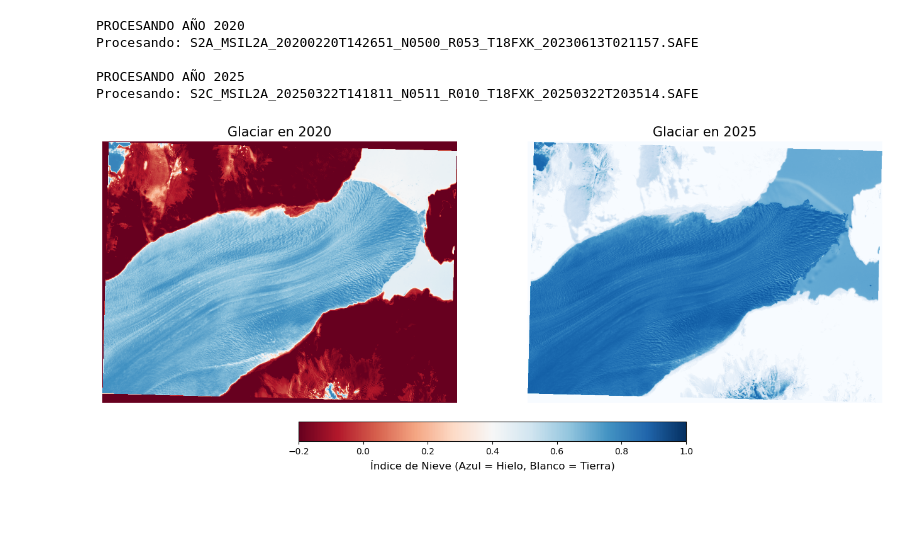
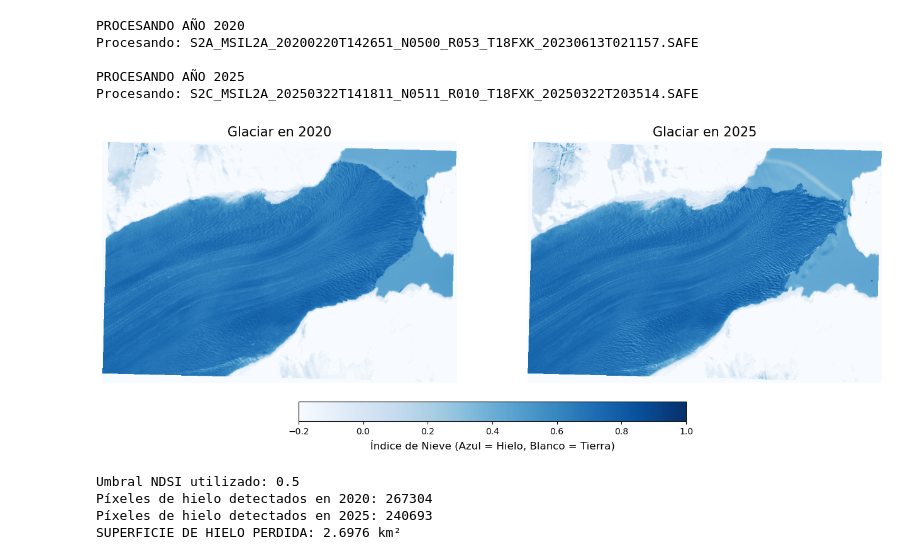
Before and after one commit to FernandaVil/Glaciar-Analysis-Sentinel2, a Jupyter notebook: Analisis_Glaciar_Final.ipynb, the cells around one changed output. Drawn from its saved outputs; the diff is of its cells as text; code cells hidden in the pictures; blank space fills up the shorter version.

Commit message:
Cálculo de superficie de hielo perdida

```diff
--- a/Analisis_Glaciar_Final.ipynb
+++ b/Analisis_Glaciar_Final.ipynb
@@ -170,21 +170,50 @@ Procesando: S2C_MSIL2A_20250322T141811_N0511_R010_T18FXK_20250322T203514.SAFE
 # %%
 # Resultados visuales
 fig, (ax1, ax2) = plt.subplots(1, 2, figsize=(16, 8))
 
 # Mapa 2020
-im1 = ax1.imshow(ndsi_20, cmap='RdBu', vmin=-0.2, vmax=1)
+im1 = ax1.imshow(ndsi_20, cmap='Blues', vmin=-0.2, vmax=1)
 ax1.set_title("Glaciar en 2020", fontsize=15)
 ax1.axis('off')
 
 # Mapa 2025
 im2 = ax2.imshow(ndsi_25, cmap='Blues', vmin=-0.2, vmax=1)
 ax2.set_title("Glaciar en 2025", fontsize=15)
 ax2.axis('off')
 
 # Barra de color
 cbar = fig.colorbar(im1, ax=[ax1, ax2], orientation='horizontal', fraction=0.05, pad=0.05)
 cbar.set_label('Índice de Nieve (Azul = Hielo, Blanco = Tierra)', fontsize=12)
 
 plt.show()
 # %% [output]
-[figure, old version]
+[figure, new version]
+# %%
+UMBRAL = 0.5
+
+# Creamos máscaras: True (1) donde hay hielo, False (0) donde no
+hielo_2020 = ndsi_20 > UMBRAL
+hielo_2025 = ndsi_25 > UMBRAL
+
+# Queremos los píxeles que ERAN hielo en 2020 Y YA NO LO SON en 2025
+perdida_hielo = hielo_2020 & (~hielo_2025)
+
+# Contamos cuántos píxeles marcamos como "pérdida"
+
+total_pixeles_perdidos = np.sum(perdida_hielo)
+
+# Sentinel-2 tiene 10 metros de resolución en estas bandas
+area_pixel_m2 = 10 * 10  # 100 m**2 por píxel
+
+total_area_m2 = total_pixeles_perdidos * area_pixel_m2
+total_area_km2 = total_area_m2 / 1_000_000  # Pasamos a km**2
+
+print(f"Umbral NDSI utilizado: {UMBRAL}")
+print(f"Píxeles de hielo detectados en 2020: {np.sum(hielo_2020)}")
+print(f"Píxeles de hielo detectados en 2025: {np.sum(hielo_2025)}")
+print(f"SUPERFICIE DE HIELO PERDIDA: {total_area_km2:.4f} km²")
+# %% [output]
+Umbral NDSI utilizado: 0.5
+Píxeles de hielo detectados en 2020: 267304
+Píxeles de hielo detectados en 2025: 240693
+SUPERFICIE DE HIELO PERDIDA: 2.6976 km²
```
Also changed, not shown: parts of 3 cells of this notebook, 1 other file.
